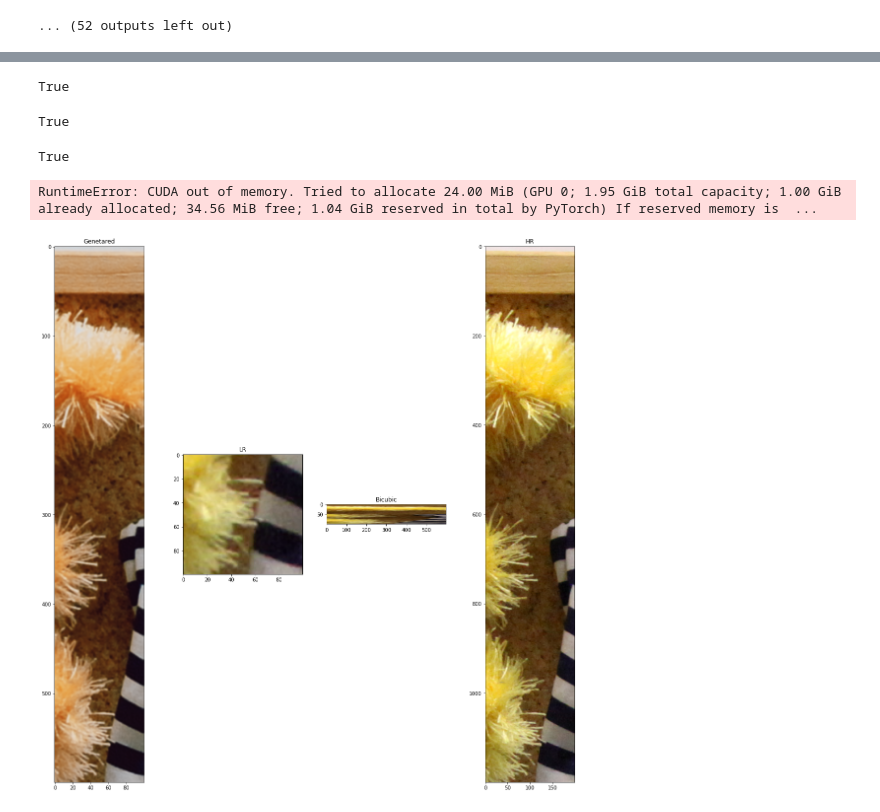
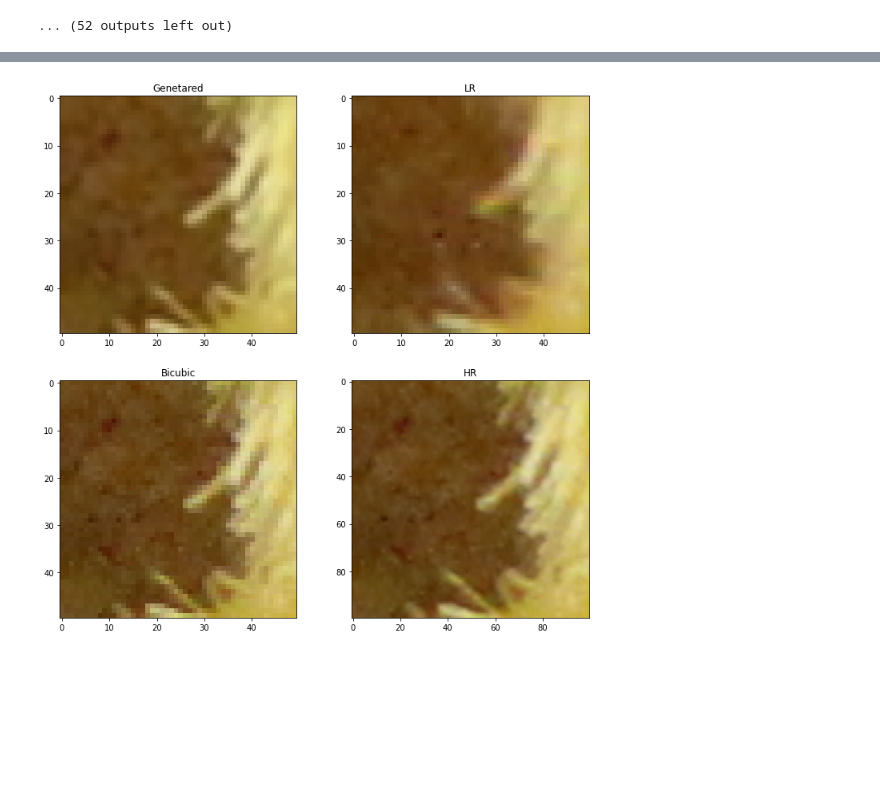
Before and after one commit to kshkrvea/degradation-model, a Jupyter notebook: GAN_2.ipynb, the cells around one changed output, grey strips where cells are left out. Saved outputs shown, nothing was run; the diff lists cells and outputs as text; code cells hidden in the pictures; blank space fills up the shorter version.

```diff
--- a/GAN_2.ipynb
+++ b/GAN_2.ipynb
@@ -219,13 +123,0 @@ optimizerD = optim.Adam(netD.parameters(), lr=0.0005, betas=(0.5, 0.999))
-# %%
-legend = ['Generated', 'LQ', 'GT - Gen']
-i = random.randint(0, len(train_loader.dataset))
-x = train_loader.dataset[i]
-HR = add_noise(x['GT'], img_size)
-out = [test_model(HR.to(device)).detach().cpu().numpy()[0], x['LQs'][0].detach().cpu().numpy(), x['GT'][0].detach().cpu().numpy()]
-out[2] = np.abs(out[0] - out[1])
-_, axs = plt.subplots(ncols=3, figsize=(20, 20))
-for index in range(3):
-    axs[index].imshow(get_out(out[index]))
-    axs[index].grid(False)
-    axs[index].set_title(legend[index])
-plt.show()
@@ -249,7 +123,0 @@ def get_val_loss(model_generator, val_loader):
-# %%
-for i in range(6):
-    test_model = Generator(nc)
-    test_model.load_state_dict(torch.load('./weights/checkpoints/netG_' + str(i)))
-    test_model.eval()
-    test_model.to(device)
-    print("loss after " + str(i) + " epochs = ", get_val_loss(test_model, val_loader))
@@ -296,15 +155,0 @@ NameError: name 'val_loader' is not defined
-# %%
-res = cv.resize(res, (np.shape(res)[1] * 2, np.shape(res)[0] * 2), interpolation=cv.INTER_CUBIC)
-cv.imwrite('gan_00000.png', res * 255)
-# %% [output]
-True
-# %%
-cv.imwrite('gan_00000.png', res * 255)
-# %% [output]
-True
-# %%
-img = cv.imread('./scaled_00000.png') / 255
-res = cv.resize(img, (np.shape(img)[1] * 2, np.shape(img)[0] * 2), interpolation=cv.INTER_CUBIC)
-cv.imwrite('bicubic_00000.png', res * 255)
-# %% [output]
-True
@@ -318,36 +156,32 @@ HR_inp = my_utils.add_noise(inp, [inp.size(2), inp.size(3)]).to(device)
-# %%
-t0 = time.time()
-torch.cuda.empty_cache()
-with torch.no_grad():
-    res = my_utils.get_out(testGAN.generator(HR_inp).detach().cpu().numpy()[0])
-
-t1 = time.time()
-
-print(t1 - t0)
-
-io.imshow(res)
-# %% [output]
-RuntimeError: CUDA out of memory. Tried to allocate 24.00 MiB (GPU 0; 1.95 GiB total capacity; 1.00 GiB already allocated; 34.56 MiB free; 1.04 GiB reserved in total by PyTorch) If reserved memory is  ...
 # %%
 torch.cuda.empty_cache()
 
-board_HR = cv.imread('./board_HR.png')[1000:1200, 1600:1800 , ::-1] / 255
+board_HR = cv.imread('./board_HR.png')[800:900, 800:900 , ::-1] / 255
+inp = torch.tensor(my_utils.get_in(board_HR)).float()
+inp = inp.resize(1, inp.size(0), inp.size(1), inp.size(2))
+HR_inp = my_utils.add_noise(inp, [inp.size(2), inp.size(3)]).to(device)
+
+
+torch.cuda.empty_cache()
+
+board_HR = cv.imread('./board_HR.png')[800:900, 800:900 , ::-1] / 255
 
 board_BC = np.clip(cv.resize(board_HR, (np.shape(board_HR)[0] // 2, np.shape(board_HR)[1] // 2), interpolation=cv.INTER_CUBIC),0 , 1)
-inp = torch.tensor(get_in(board_HR)).float()
+inp = torch.tensor(my_utils.get_in(board_HR)).float()
 inp = inp.resize(1, inp.size(0), inp.size(1), inp.size(2))
 
-HR_inp = add_noise(inp, [inp.size(2), inp.size(3)]).to(device)
+HR_inp = my_utils.add_noise(inp, [inp.size(2), inp.size(3)]).to(device)
 
-lr_board = cv.imread('./board.png')[520:620, 820:920 , ::-1] / 255
+lr_board = cv.imread('./board.png')[415:465, 400:450 , ::-1] / 255
 
-out = [get_out(test_model(HR_inp).detach().cpu().numpy()[0]), lr_board, board_BC, board_HR]
+out = [my_utils.get_out(testGAN.generator(HR_inp).detach().cpu().numpy()[0]), lr_board, board_BC, board_HR]
 legend = ['Genetared', 'LR', 'Bicubic', 'HR']
-_, axs = plt.subplots(ncols=len(out), figsize=(20, 20))
-for index in range(len(out)):
-    axs[index].imshow(out[index])
-    axs[index].grid(False)
-    axs[index].set_title(legend[index])
+_, axs = plt.subplots(ncols=len(out) // 2, nrows=len(out) // 2, figsize=(12, 12))
+for i in range(len(out) // 2):
+    for j in range(len(out) // 2):
+        axs[i][j].imshow((out[j + i * (len(out) // 2)]))
+        axs[i][j].grid(False)
+        axs[i][j].set_title(legend[j + i * (len(out) // 2)])
 plt.show()
 # %% [output]
-[figure, old version]
+[figure, new version]
```
Also changed, not shown: parts of 23 cells of this notebook, 53 other files.
